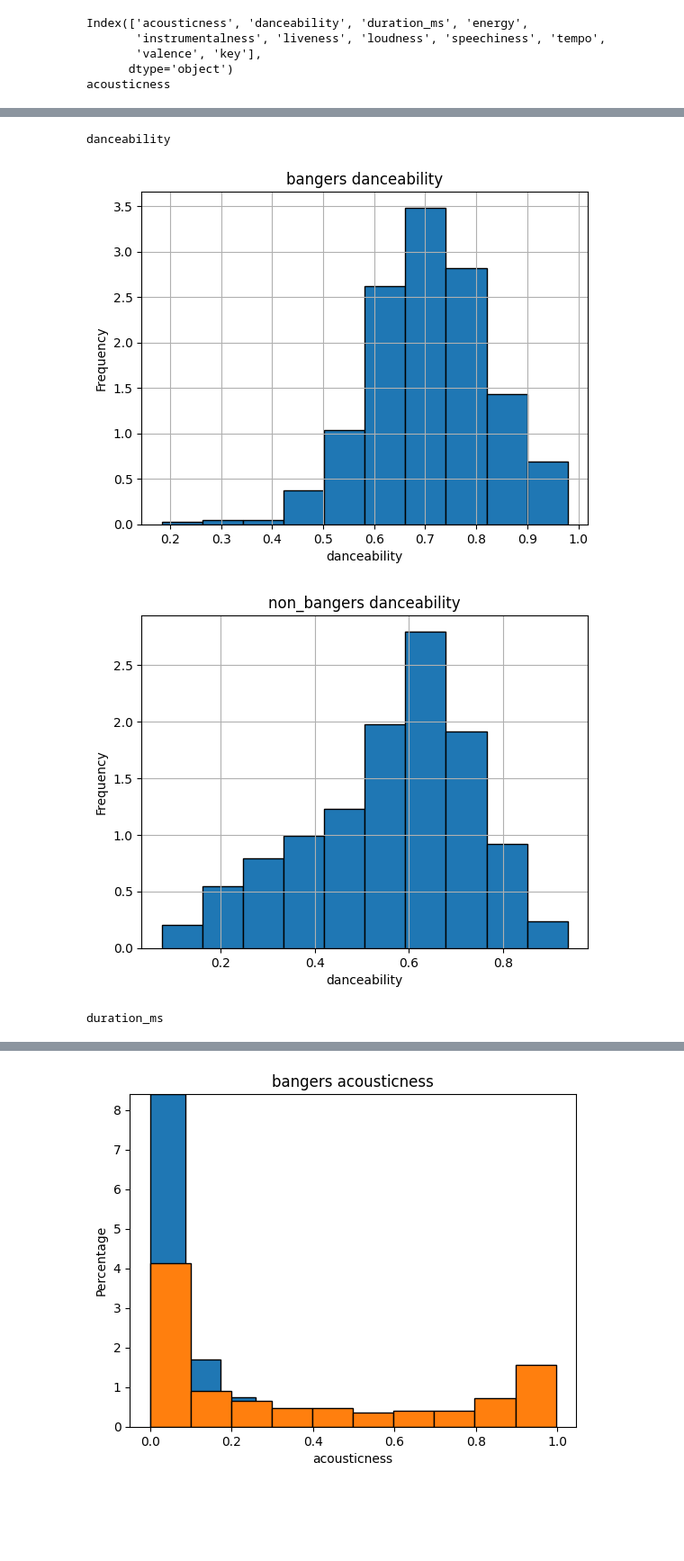
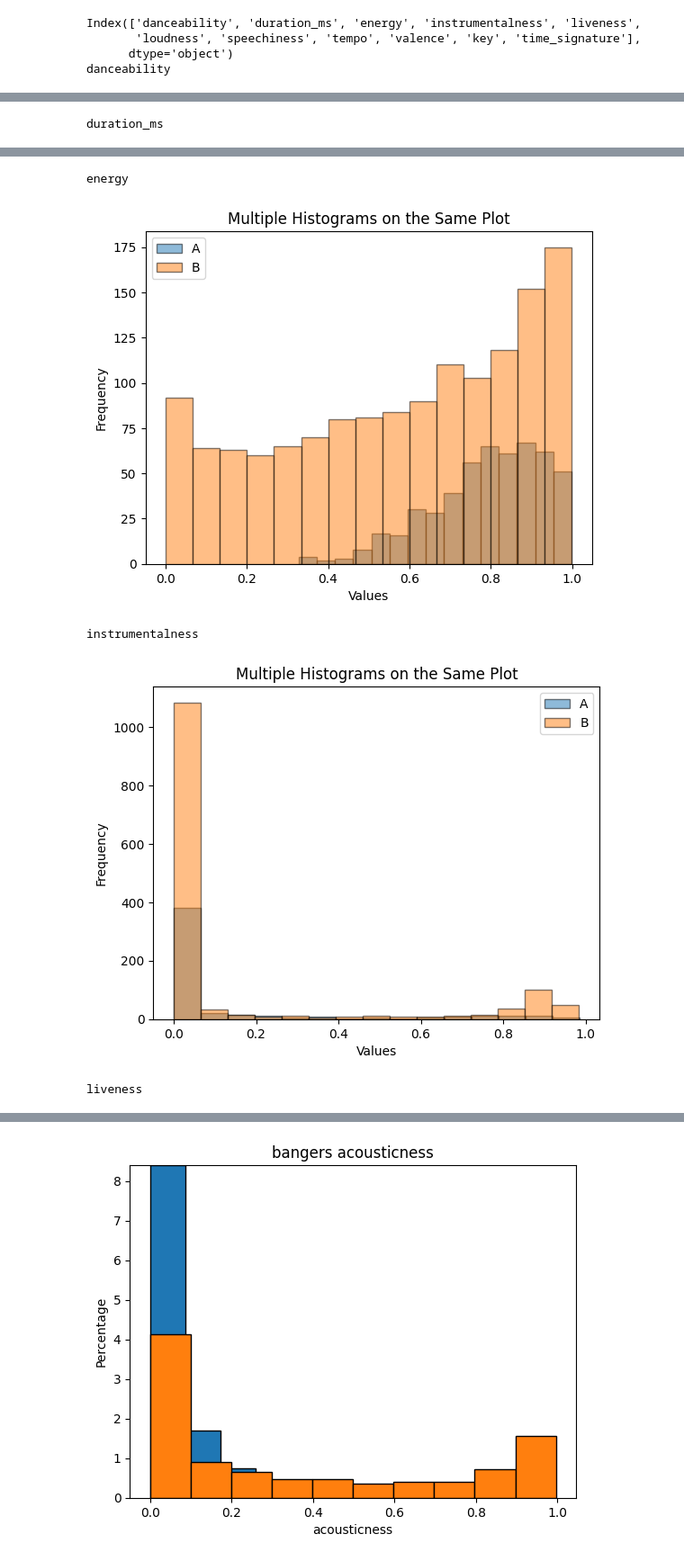
Before and after one commit to Ranabor/CDC-2023, a Jupyter notebook: graph_generator.ipynb, the cells around one changed output, grey strips where cells are left out. Shown at 90% size. Drawn from its saved outputs; the diff is of its cells as text; code cells hidden in the pictures; blank space fills up the shorter version.

Commit message:
proress on graphs

```diff
--- a/graph_generator.ipynb
+++ b/graph_generator.ipynb
@@ -2,11 +2,12 @@
 import pandas as pd
 import matplotlib.pyplot as plt
 import numpy as np
+from scipy.stats import norm
 
-bangers_df = pd.read_csv("./banger_features.csv")
-non_bangers_df = pd.read_csv("./nonbanger_features.csv")
+bangers_df = pd.read_csv("./audio_features.csv")
+non_bangers_df = pd.read_csv("./NB_audio_featers.csv")
 
-features_list = bangers_df.iloc[:, 3:14].columns
+features_list = bangers_df.iloc[:, 2:13].columns
 print(features_list)
 
 for feature in features_list:
@@ -16,19 +17,45 @@ for feature in features_list:
     print(feature)
     #temp_df = df = pd.DataFrame(data)
     #temp_df['values'].plot.hist(bins=5, edgecolor='black')
-    ax = bangers_df[feature].hist(bins=10, edgecolor='black', density=True,weights = 100*(np.ones(len(bangers_df[feature]))/len(bangers_df[feature])))  # Adjust the number of bins as needed
+
+    # Plot multiple histograms on the same plot
+    plt.hist(bangers_df[feature], alpha=0.5, label='A', bins=15, edgecolor='black')
+    # Fit a normal distribution to the data
+    mu, std = norm.fit(bangers_df[feature])
+    xmin, xmax = plt.xlim()
+    x = np.linspace(xmin, xmax, 100)
+    p = norm.pdf(x, mu, std)
+    plt.plot(x, p, 'k', linewidth=2)
+
+    plt.hist(non_bangers_df[feature], alpha=0.5, label='B', bins=15, edgecolor='black')
+
+    # Set plot title and axis labels
+    plt.title('Multiple Histograms on the Same Plot')
+    plt.xlabel('Values')
+    plt.ylabel('Frequency')
+
+    # Display legend
+    plt.legend()
+
+    # Display the plot
+    plt.show()
+
+
+
+"""
+    ax = bangers_df[feature].hist(bins=20, edgecolor='black')  # Adjust the number of bins as needed
     ax.set_title("bangers " + feature)
     ax.set_xlabel(feature)
     ax.set_ylabel('Frequency')
     plt.show()
-    bx = non_bangers_df[feature].hist(bins=10, edgecolor='black', density = True,weights = 100*(np.ones(len(non_bangers_df[feature]))/len(non_bangers_df[feature])))  # Adjust the number of bins as needed
+    bx = non_bangers_df[feature].hist(bins=20, edgecolor='black')  # Adjust the number of bins as needed
     bx.set_title("non_bangers " + feature)
     bx.set_xlabel(feature)
     bx.set_ylabel('Percentage')
     plt.show()
+    """
 # %% [output]
-Index(['acousticness', 'danceability', 'duration_ms', 'energy',
-       'instrumentalness', 'liveness', 'loudness', 'speechiness', 'tempo',
-       'valence', 'key'],
+Index(['danceability', 'duration_ms', 'energy', 'instrumentalness', 'liveness',
+       'loudness', 'speechiness', 'tempo', 'valence', 'key', 'time_signature'],
       dtype='object')
-acousticness
+danceability
@@ -35,0 +63 @@ acousticness
+duration_ms
@@ -37,4 +65,5 @@ acousticness
-danceability
+energy
-[figure, old version]
+[figure, new version]
+instrumentalness
-[figure, old version]
+[figure, new version]
-duration_ms
+liveness
```
Also changed, not shown: parts of 2 cells of this notebook, 2 other files.
